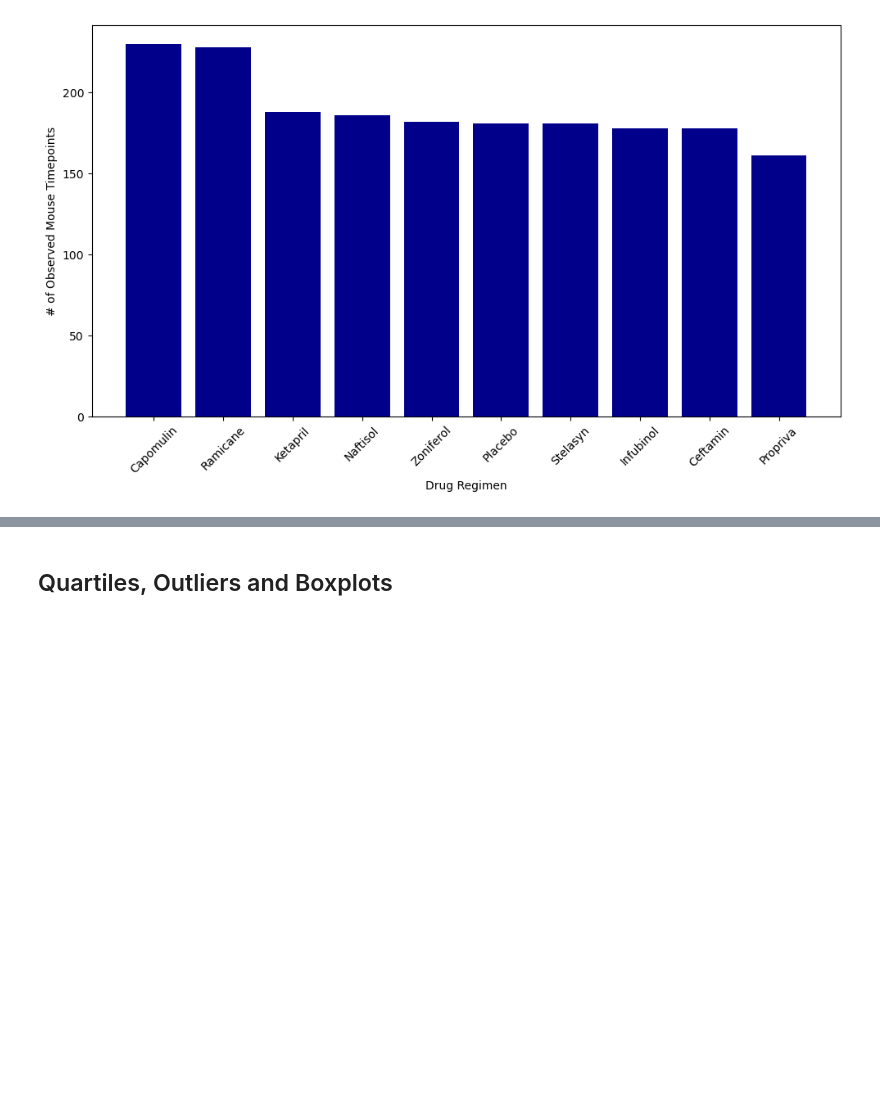
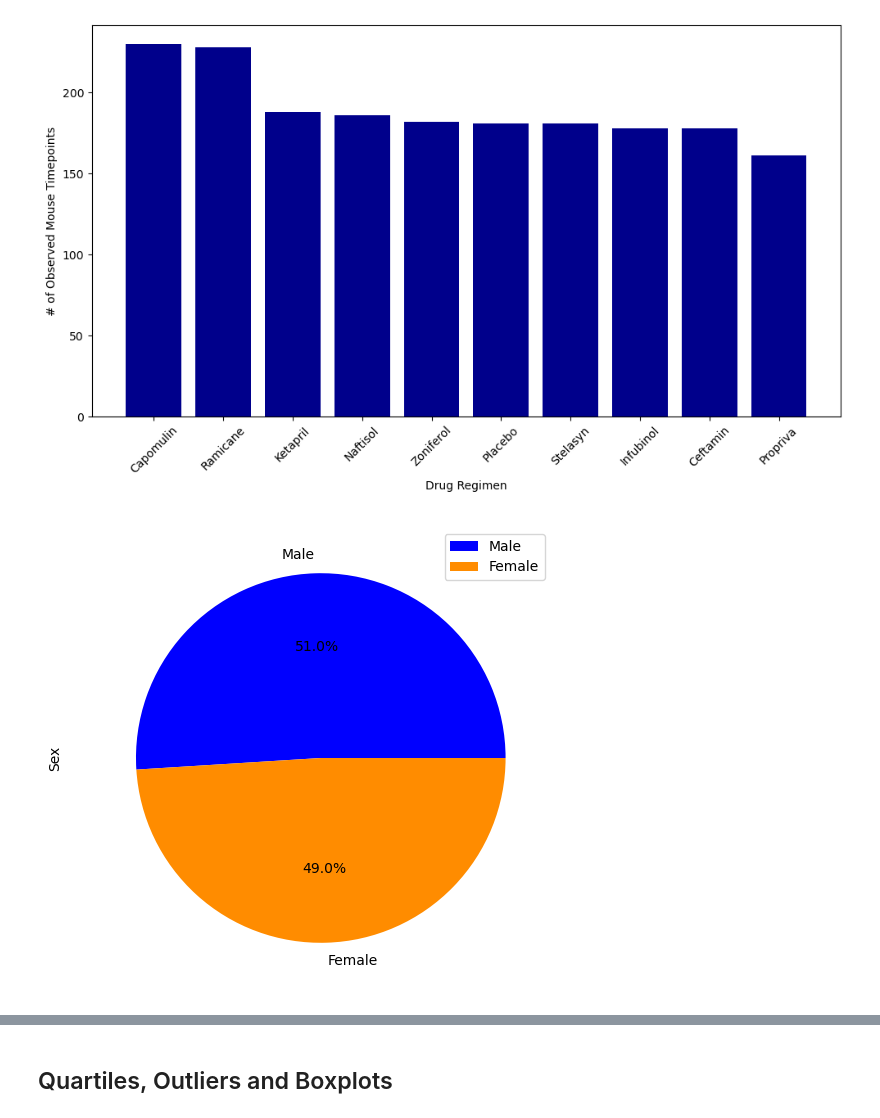
Before and after one commit to Trevor-Sandoval/module-5-challenge, a Jupyter notebook: Pymaceuticals/pymaceuticals_starter.ipynb, the cells around one changed output, grey strips where cells are left out. Drawn from its saved outputs; the diff is of its cells as text; code cells hidden in the pictures; blank space fills up the shorter version.

```diff
--- a/Pymaceuticals/pymaceuticals_starter.ipynb
+++ b/Pymaceuticals/pymaceuticals_starter.ipynb
@@ -306,4 +306,27 @@ plt.tight_layout()
 plt.show()
 # %% [output]
 [figure]
+# %%
+# Generate a pie plot showing the distribution of female versus male mice using Pandas
+import pandas as pd
+
+# Define data
+data = {'Sex': ['Male', 'Female'], 'Percentage': [51, 49]}
+
+# Create a DataFrame
+df = pd.DataFrame(data)
+
+# Plot pie chart using Pandas
+pie_plot = df.plot(kind='pie', y='Percentage', labels=df['Sex'], colors=['blue', 'darkorange'], autopct='%1.1f%%', startangle=0, figsize=(6, 6))
+
+# Add a ylabel
+pie_plot.set_ylabel('Sex', labelpad=20)
+
+# Equal aspect ratio ensures that pie is drawn as a circle
+pie_plot.set_aspect('equal')
+
+# Display the plot
+plt.show()
+# %% [output]
+[figure, added]
 # %%
```
Also changed, not shown: parts of 4 cells of this notebook.
